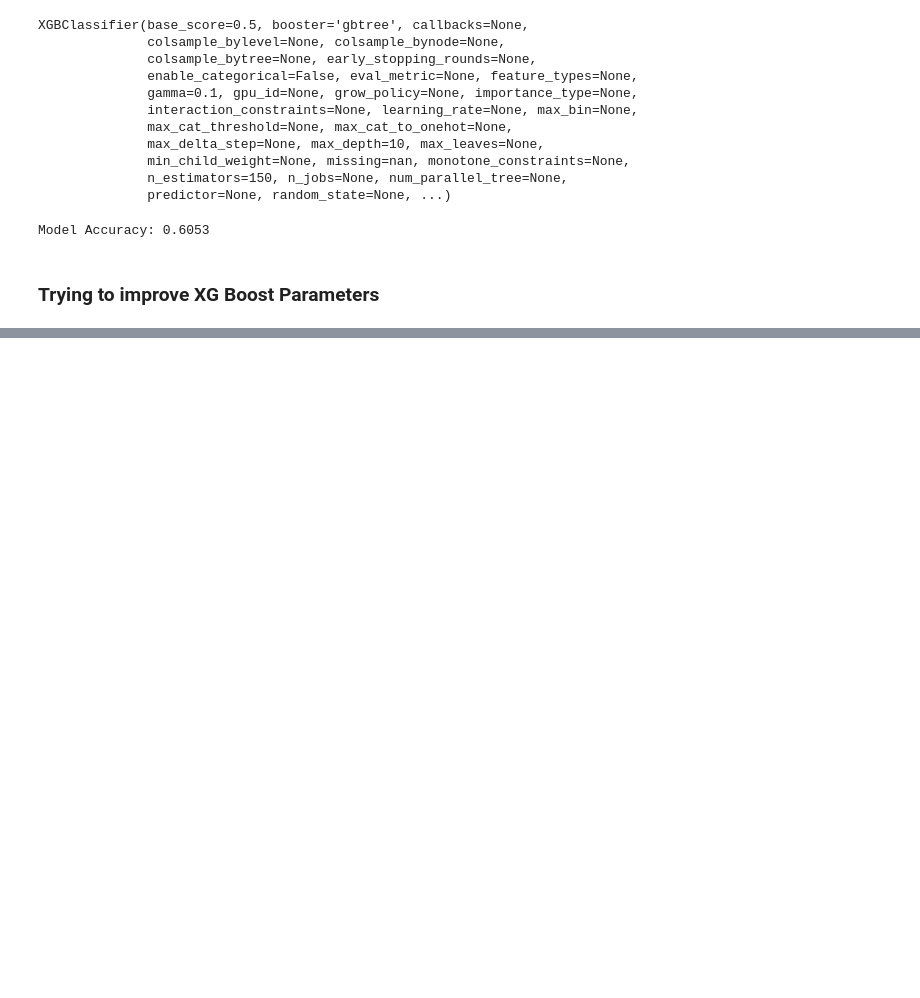
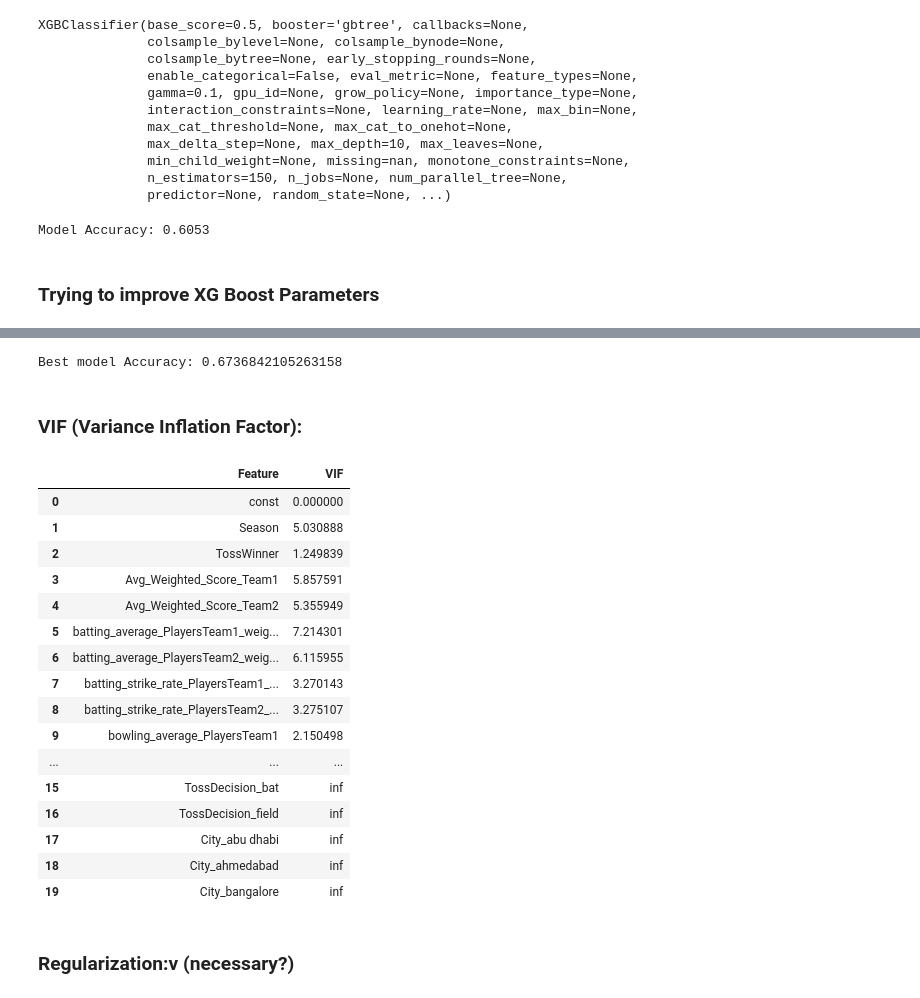
Before and after one commit to patrickevans29/ipl_prediction_model, a Jupyter notebook: notebooks/gomboski_notebook_features2.ipynb, the cells around one changed output, grey strips where cells are left out. Saved outputs shown, nothing was run; the diff lists cells and outputs as text; code cells hidden in the pictures; blank space fills up the shorter version.

```diff
--- a/notebooks/gomboski_notebook_features2.ipynb
+++ b/notebooks/gomboski_notebook_features2.ipynb
@@ -994,0 +1120,2 @@ dict(sorted(feature_importance.items(), key=lambda item: item[1]))
+# %%
+X = X.drop(['MatchImportance', 'bowling_strike_rate_PlayersTeam1', 'bowling_strike_rate_PlayersTeam2', 'ID'], axis=1)
@@ -994,0 +1170,7 @@ dict(sorted(feature_importance.items(), key=lambda item: item[1]))
+# %%
+accuracy = accuracy_score(y_test, y_pred)
+print(f"Best model Accuracy: {accuracy}")
+# %% [output]
+Best model Accuracy: 0.6736842105263158
+# %% [markdown]
+### VIF (Variance Inflation Factor):
@@ -994,0 +1179,30 @@ dict(sorted(feature_importance.items(), key=lambda item: item[1]))
+# %%
+import statsmodels.api as sm
+
+X = sm.add_constant(X)
+# %%
+vif = pd.DataFrame()
+vif["Feature"] = X.columns
+vif["VIF"] = [variance_inflation_factor(X.values, i) for i in range(X.shape[1])]
+# %%
+vif.head(20)
+# %% [output]
+|  | Feature | VIF |
+| 0 | const | 0.000000 |
+| 1 | Season | 5.030888 |
+| 2 | TossWinner | 1.249839 |
+| 3 | Avg_Weighted_Score_Team1 | 5.857591 |
+| 4 | Avg_Weighted_Score_Team2 | 5.355949 |
+| 5 | batting_average_PlayersTeam1_weig... | 7.214301 |
+| 6 | batting_average_PlayersTeam2_weig... | 6.115955 |
+| 7 | batting_strike_rate_PlayersTeam1_... | 3.270143 |
+| 8 | batting_strike_rate_PlayersTeam2_... | 3.275107 |
+| 9 | bowling_average_PlayersTeam1 | 2.150498 |
+| ... | ... | ... |
+| 15 | TossDecision_bat | inf |
+| 16 | TossDecision_field | inf |
+| 17 | City_abu dhabi | inf |
+| 18 | City_ahmedabad | inf |
+| 19 | City_bangalore | inf |
+# %% [markdown]
+### Regularization:v (necessary?)
```
Also changed, not shown: parts of 35 cells of this notebook.
